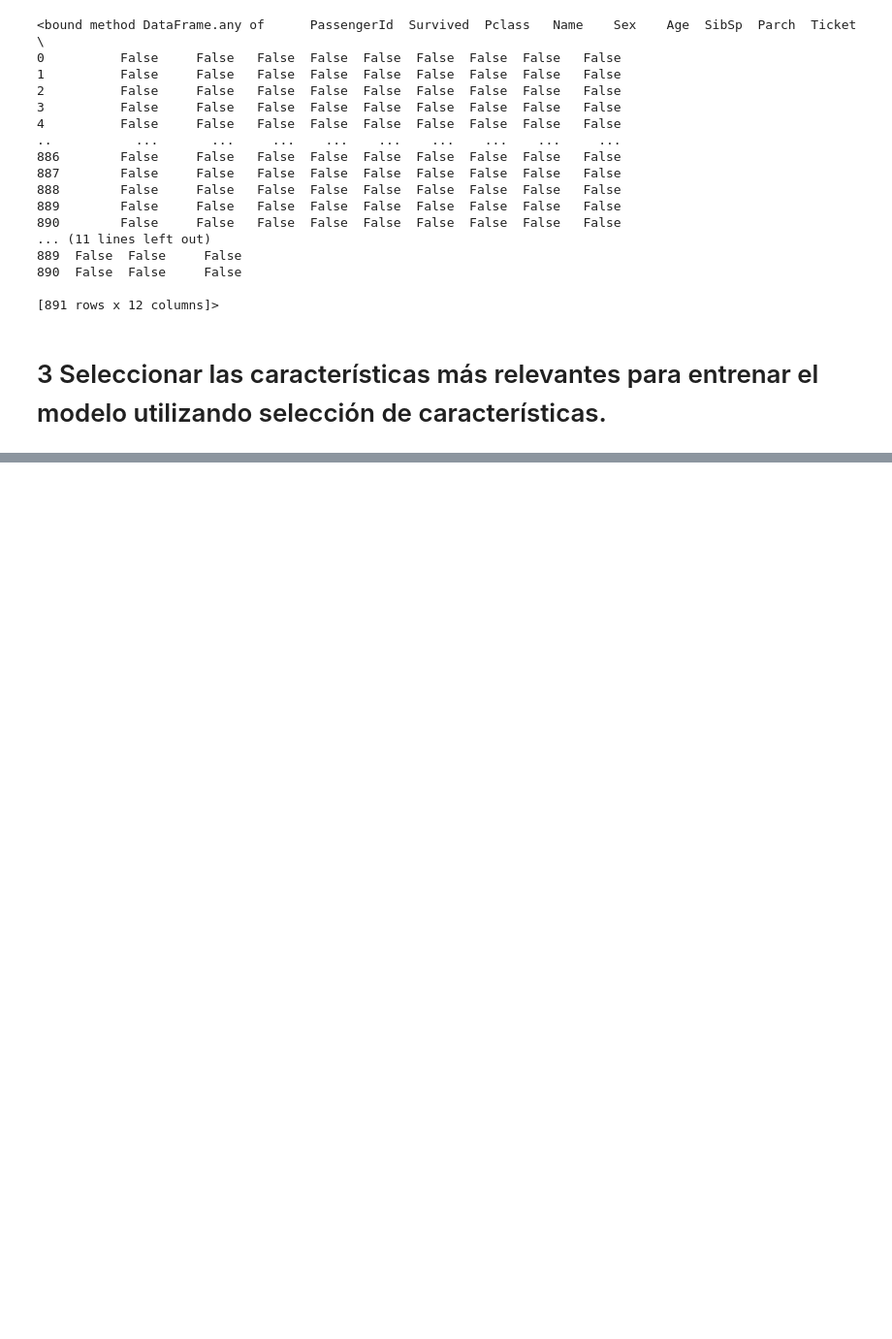
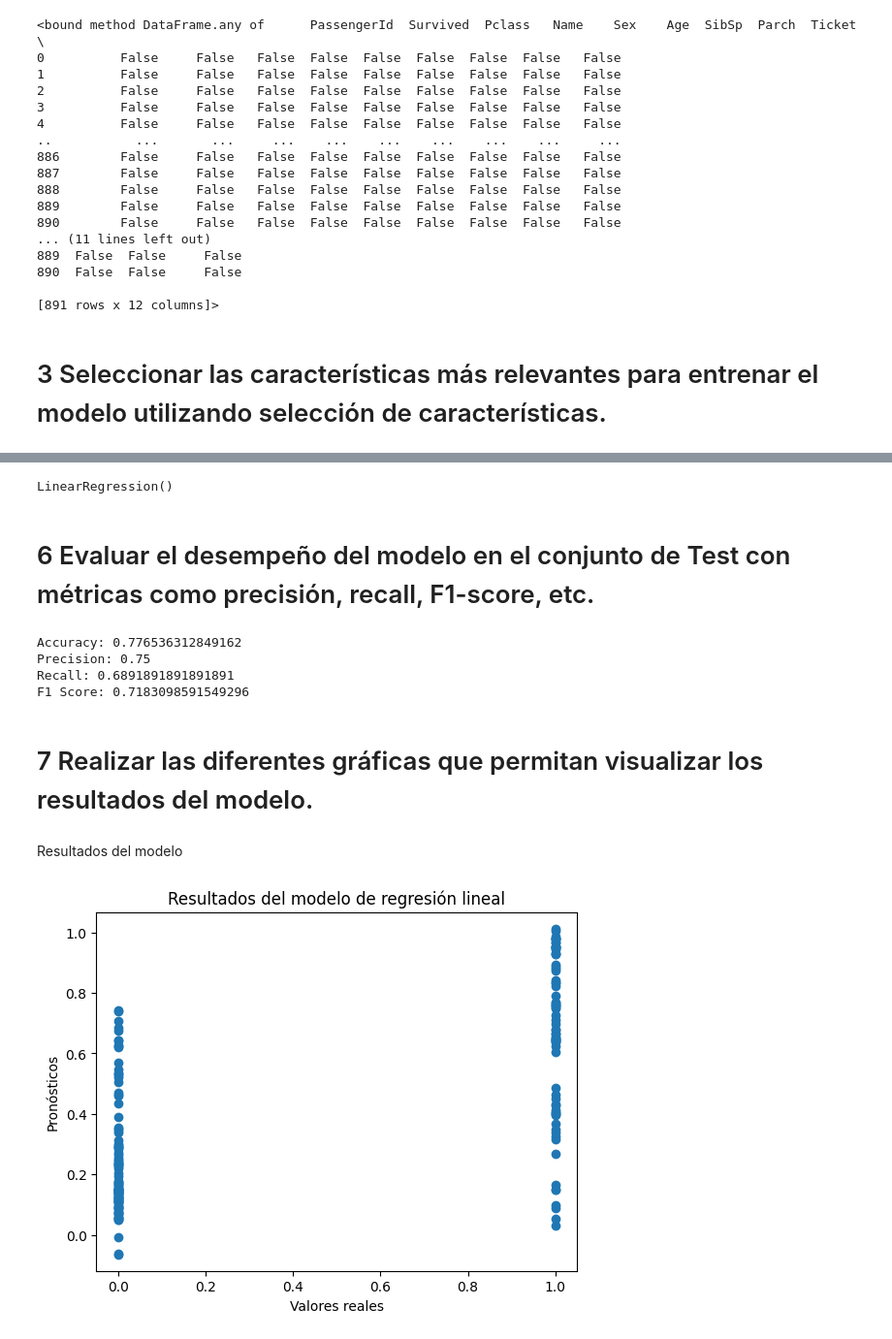
Before and after one commit to richardfox528/DataAnalysisLinearRegression, a Jupyter notebook: Titanic.ipynb, the cells around one changed output, grey strips where cells are left out. Shown at 97% size. Saved outputs shown, nothing was run; the diff lists cells and outputs as text; code cells hidden in the pictures; blank space fills up the shorter version.

Commit message:
Finalization of the learning model with linear regression. 👌

```diff
--- a/Titanic.ipynb
+++ b/Titanic.ipynb
@@ -171,0 +186,3 @@ print(data.isnull().any)
+# %%
+X = data.drop("Survived", axis=1)
+y = data["Survived"]
@@ -171,0 +191,2 @@ print(data.isnull().any)
+# %%
+X_train, X_test, y_train, y_test = train_test_split(X, y, test_size=0.2, random_state=42)
@@ -171,0 +195,35 @@ print(data.isnull().any)
+# %%
+model = LinearRegression()
+model.fit(X_train.astype(float), y_train.astype(float))
+# %% [output]
+LinearRegression()
+# %% [markdown]
+# 6  Evaluar el desempeño del modelo en el conjunto de Test con métricas como precisión, recall, F1-score, etc.
+# %%
+y_pred = model.predict(X_test)
+y_pred_binary = np.round(y_pred)
+accuracy = accuracy_score(y_test, y_pred_binary)
+precision = precision_score(y_test, y_pred_binary)
+recall = recall_score(y_test, y_pred_binary)
+f1 = f1_score(y_test, y_pred_binary)
+print("Accuracy:", accuracy)
+print("Precision:", precision)
+print("Recall:", recall)
+print("F1 Score:", f1)
+# %% [output]
+Accuracy: 0.776536312849162
+Precision: 0.75
+Recall: 0.6891891891891891
+F1 Score: 0.7183098591549296
+# %% [markdown]
+# 7 Realizar las diferentes gráficas que permitan visualizar los resultados del modelo.
+# %% [markdown]
+Resultados del modelo
+# %%
+plt.scatter(y_test, y_pred)
+plt.xlabel("Valores reales")
+plt.ylabel("Pronósticos")
+plt.title("Resultados del modelo de regresión lineal")
+plt.show()
+# %% [output]
+[figure, added]
```
Also changed, not shown: parts of 14 cells of this notebook.
